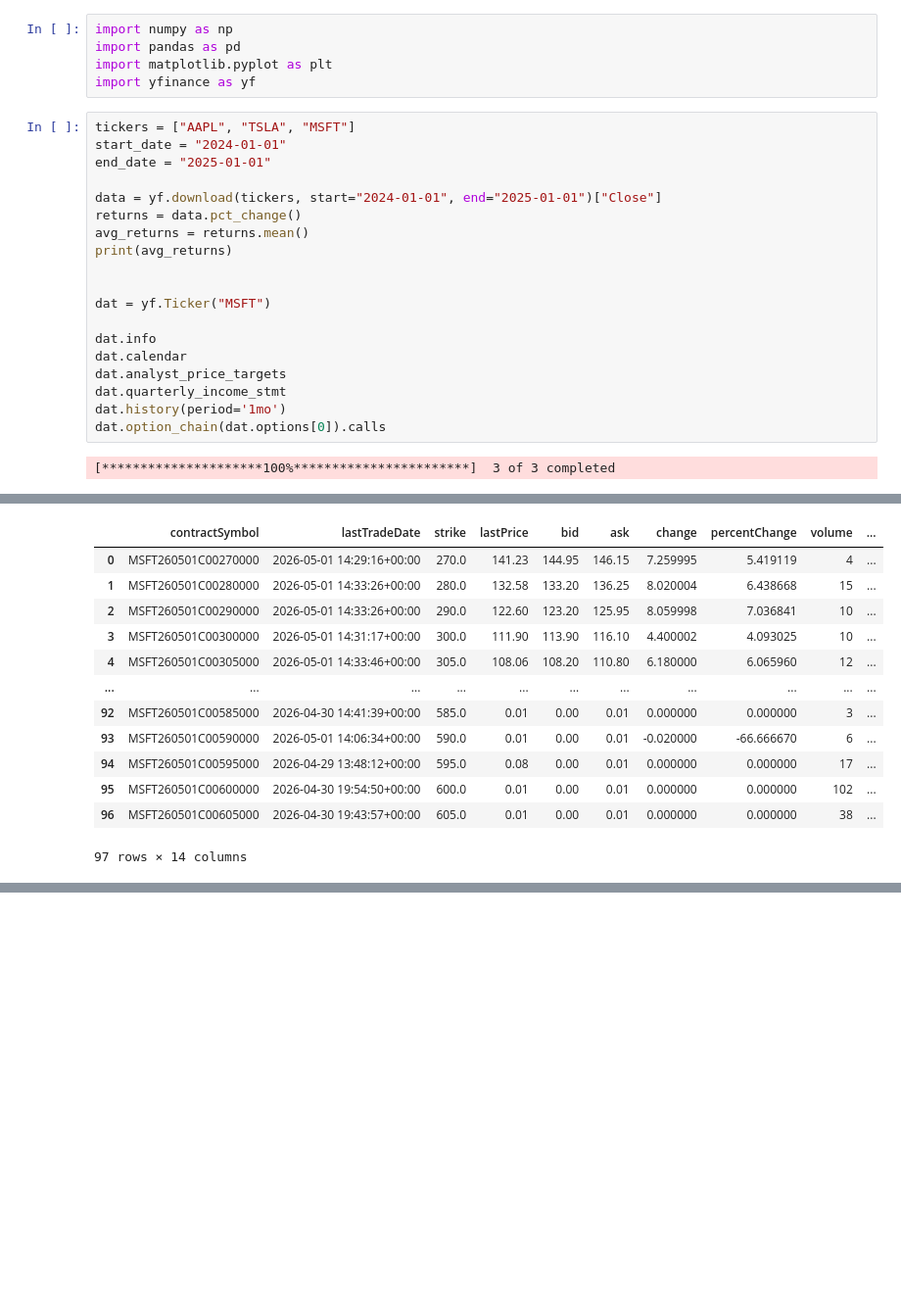
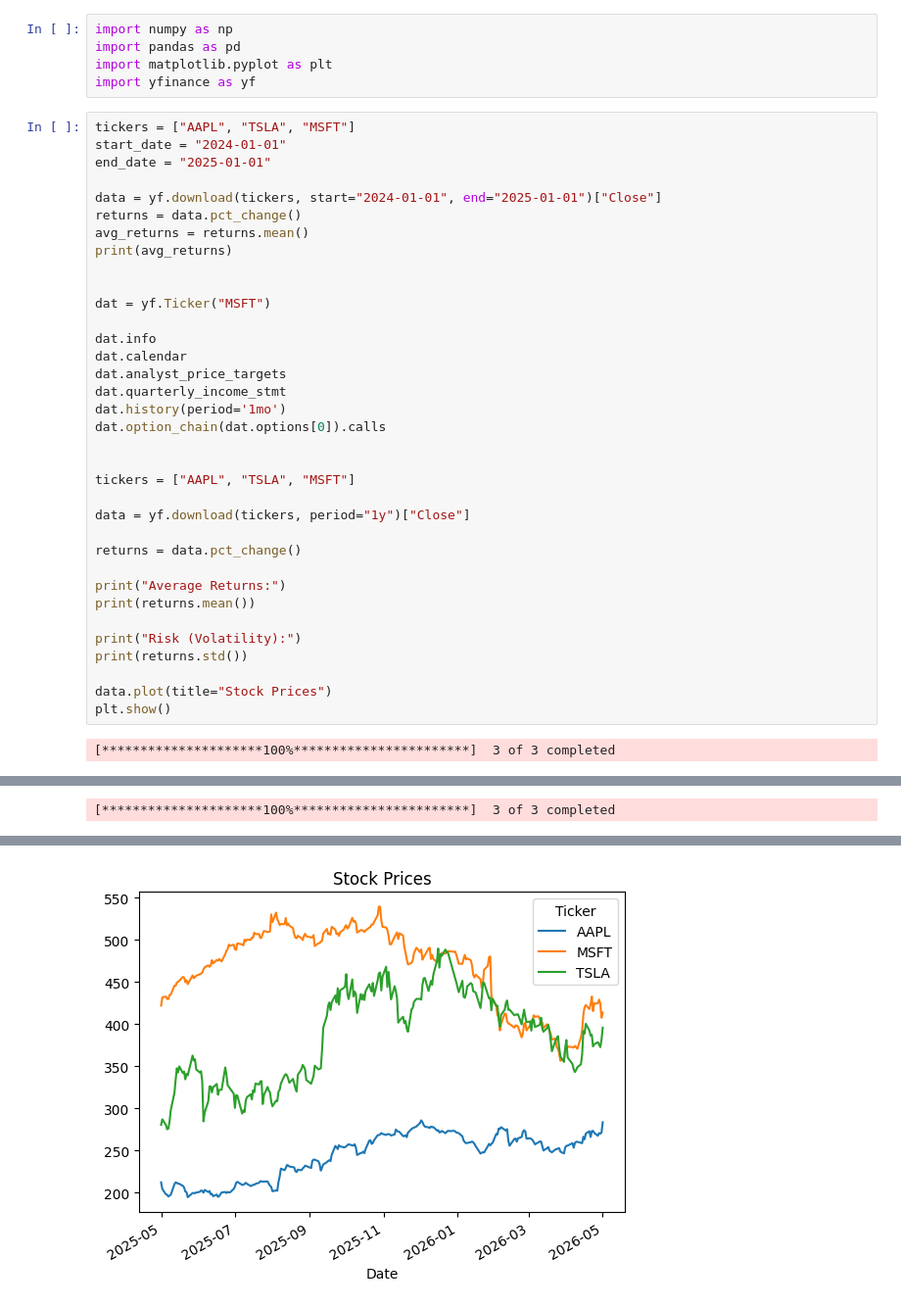
Before and after one commit to Rxn321/Portfolio-Optimization, a Jupyter notebook: portfolio.ipynb, the cells around one changed output, grey strips where cells are left out. Shown at 98% size. Drawn from its saved outputs; the diff is of its cells as text; blank space fills up the shorter version.

```diff
--- a/portfolio.ipynb
+++ b/portfolio.ipynb
@@ -26,6 +26,22 @@ dat.analyst_price_targets
 dat.quarterly_income_stmt
 dat.history(period='1mo')
 dat.option_chain(dat.options[0]).calls
+
+
+tickers = ["AAPL", "TSLA", "MSFT"]
+
+data = yf.download(tickers, period="1y")["Close"]
+
+returns = data.pct_change()
+
+print("Average Returns:")
+print(returns.mean())
+
+print("Risk (Volatility):")
+print(returns.std())
+
+data.plot(title="Stock Prices")
+plt.show()
 # %% [output]
 [*********************100%***********************]  3 of 3 completed
 Ticker
@@ -33,16 +49,4 @@ AAPL    0.001312
 MSFT    0.000619
 TSLA    0.002721
 dtype: float64
-|  | contractSymbol | lastTradeDate | strike | lastPrice | bid | ask | change | percentChange | volume | ... |
-| 0 | MSFT260501C00270000 | 2026-05-01 14:29:16+00:00 | 270.0 | 141.23 | 144.95 | 146.15 | 7.259995 | 5.419119 | 4 | ... |
-| 1 | MSFT260501C00280000 | 2026-05-01 14:33:26+00:00 | 280.0 | 132.58 | 133.20 | 136.25 | 8.020004 | 6.438668 | 15 | ... |
-| 2 | MSFT260501C00290000 | 2026-05-01 14:33:26+00:00 | 290.0 | 122.60 | 123.20 | 125.95 | 8.059998 | 7.036841 | 10 | ... |
-| 3 | MSFT260501C00300000 | 2026-05-01 14:31:17+00:00 | 300.0 | 111.90 | 113.90 | 116.10 | 4.400002 | 4.093025 | 10 | ... |
-| 4 | MSFT260501C00305000 | 2026-05-01 14:33:46+00:00 | 305.0 | 108.06 | 108.20 | 110.80 | 6.180000 | 6.065960 | 12 | ... |
-| ... | ... | ... | ... | ... | ... | ... | ... | ... | ... | ... |
-| 92 | MSFT260501C00585000 | 2026-04-30 14:41:39+00:00 | 585.0 | 0.01 | 0.00 | 0.01 | 0.000000 | 0.000000 | 3 | ... |
-| 93 | MSFT260501C00590000 | 2026-05-01 14:06:34+00:00 | 590.0 | 0.01 | 0.00 | 0.01 | -0.020000 | -66.666670 | 6 | ... |
-| 94 | MSFT260501C00595000 | 2026-04-29 13:48:12+00:00 | 595.0 | 0.08 | 0.00 | 0.01 | 0.000000 | 0.000000 | 17 | ... |
-| 95 | MSFT260501C00600000 | 2026-04-30 19:54:50+00:00 | 600.0 | 0.01 | 0.00 | 0.01 | 0.000000 | 0.000000 | 102 | ... |
-| 96 | MSFT260501C00605000 | 2026-04-30 19:43:57+00:00 | 605.0 | 0.01 | 0.00 | 0.01 | 0.000000 | 0.000000 | 38 | ... |
-97 rows × 14 columns
+[*********************100%***********************]  3 of 3 completed
@@ -48,0 +65 @@ dtype: float64
+[figure, added]
```
Also changed, not shown: parts of 1 cell of this notebook.
